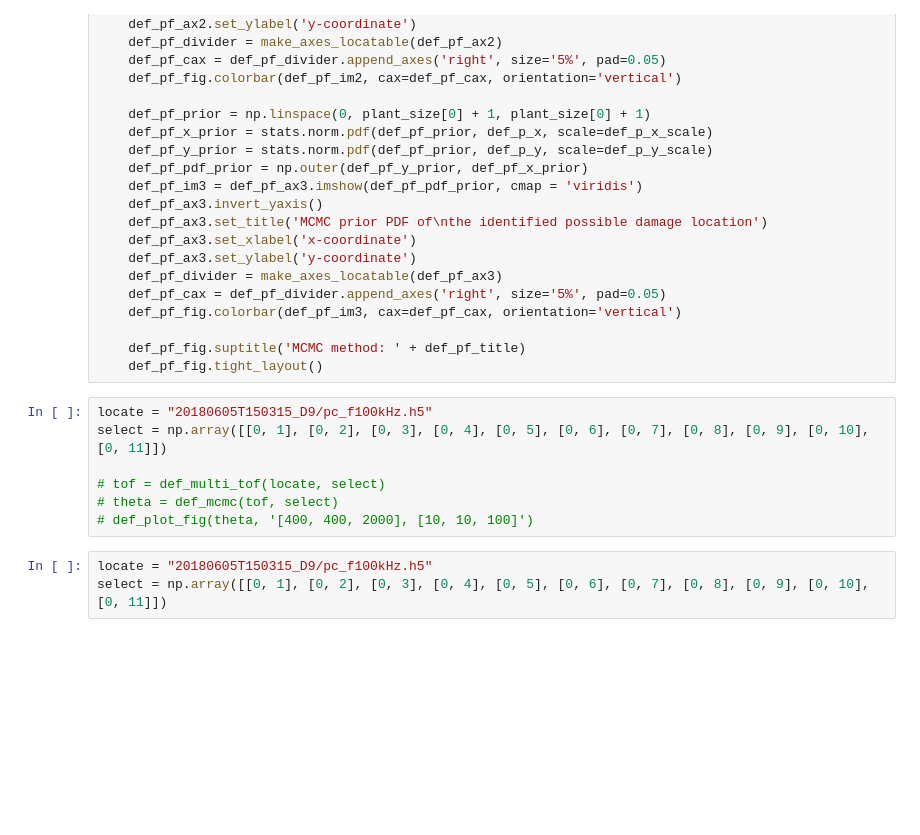
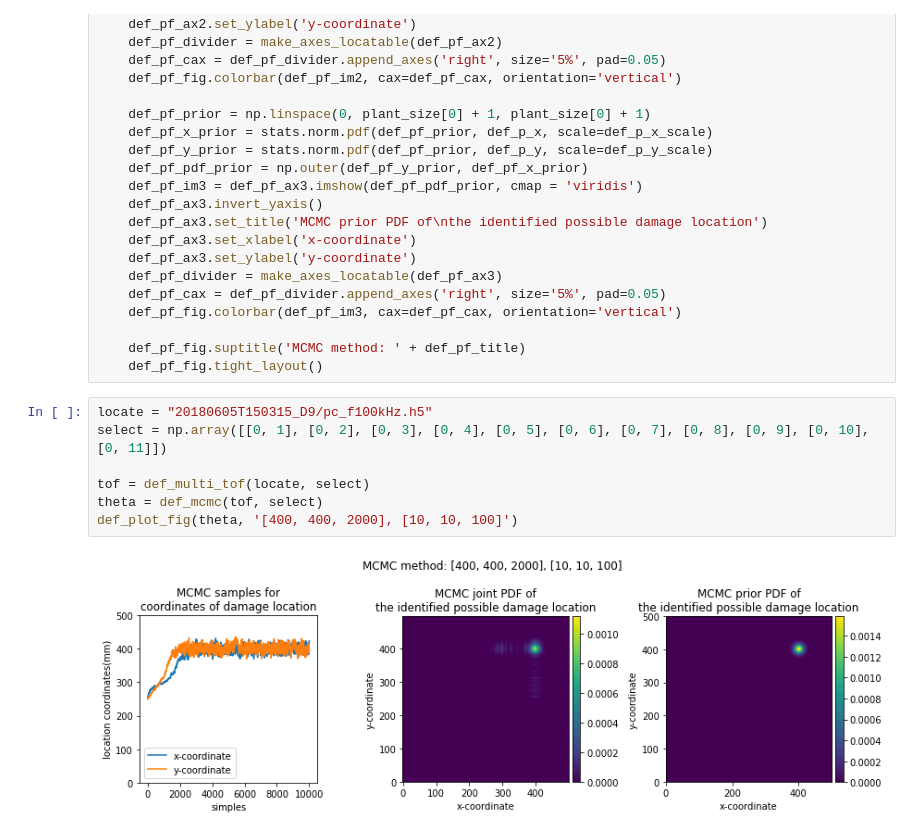
Before and after one commit to KeepNaivety3/Learning-Bayesian-Python-Rev, a Jupyter notebook: MCMC method.ipynb, the cells around one changed output. Saved outputs shown, nothing was run; the diff lists cells and outputs as text; blank space fills up the shorter version.

```diff
--- a/MCMC method.ipynb
+++ b/MCMC method.ipynb
@@ -205,10 +205,9 @@ def def_plot_fig(def_pf_theta, def_pf_title):
 # %%
 locate = "20180605T150315_D9/pc_f100kHz.h5"
 select = np.array([[0, 1], [0, 2], [0, 3], [0, 4], [0, 5], [0, 6], [0, 7], [0, 8], [0, 9], [0, 10], [0, 11]])
 
-# tof = def_multi_tof(locate, select)
-# theta = def_mcmc(tof, select)
-# def_plot_fig(theta, '[400, 400, 2000], [10, 10, 100]')
+tof = def_multi_tof(locate, select)
+theta = def_mcmc(tof, select)
+def_plot_fig(theta, '[400, 400, 2000], [10, 10, 100]')
+# %% [output]
+[figure, added]
-# %%
-locate = "20180605T150315_D9/pc_f100kHz.h5"
-select = np.array([[0, 1], [0, 2], [0, 3], [0, 4], [0, 5], [0, 6], [0, 7], [0, 8], [0, 9], [0, 10], [0, 11]])
```
Also changed, not shown: parts of 1 cell of this notebook, 1 other file.
